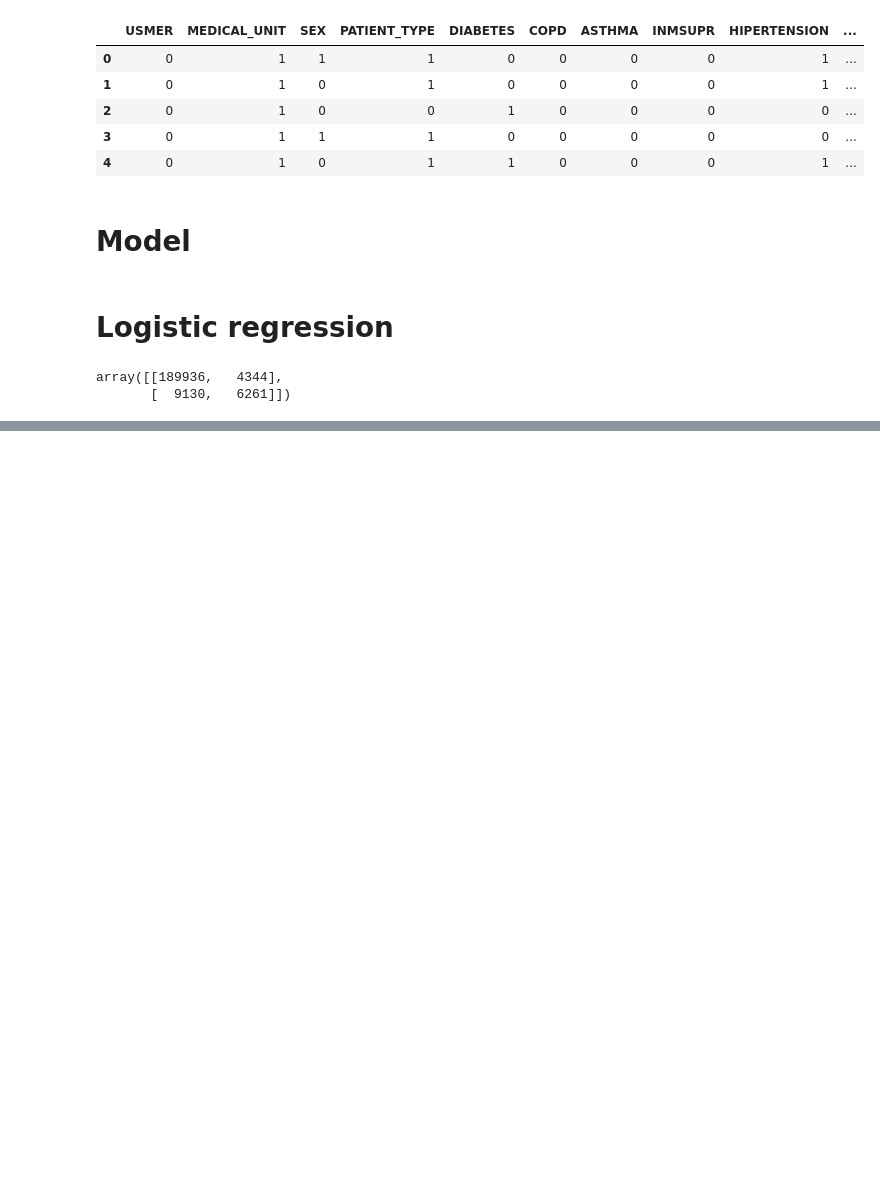
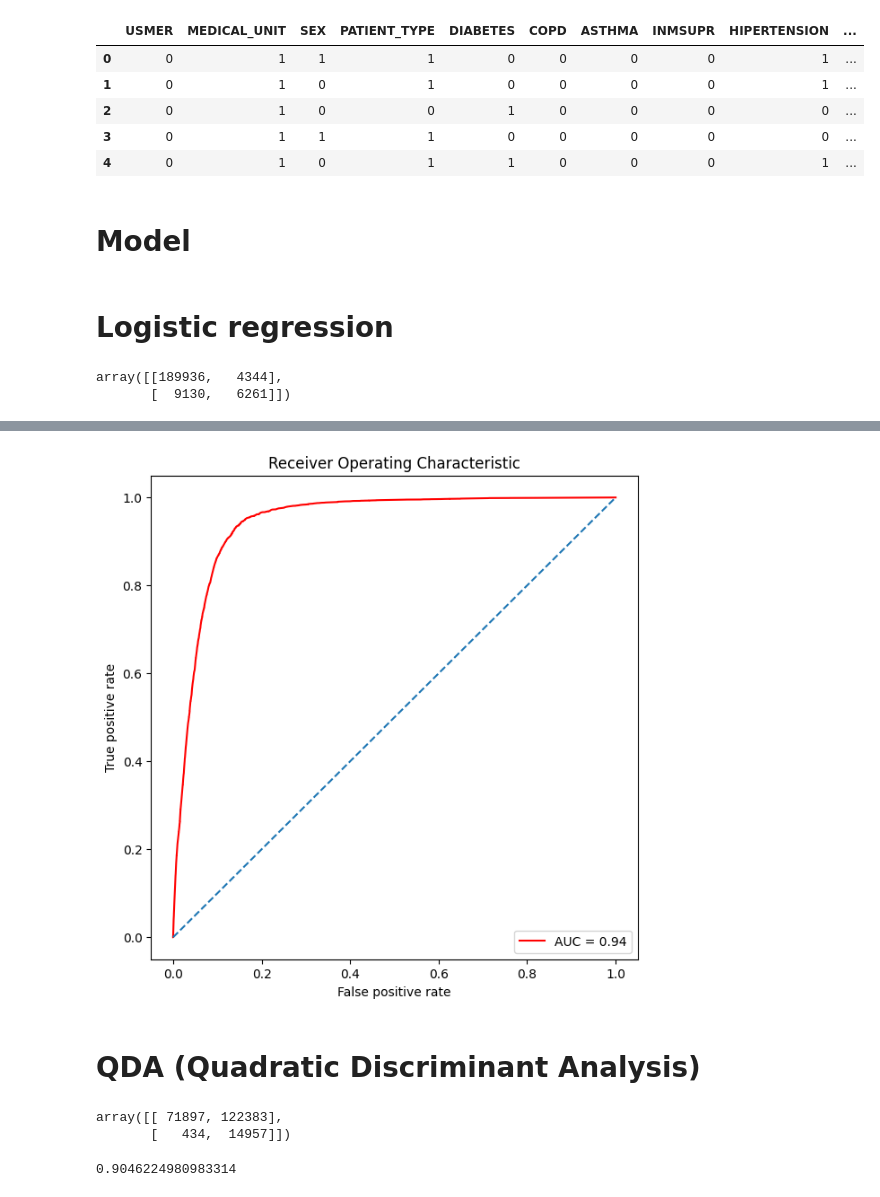
Before and after one commit to Jessie-mx-zhang/Covid-19, a Jupyter notebook: Covid.ipynb, the cells around one changed output, grey strips where cells are left out. Drawn from its saved outputs; the diff is of its cells as text; code cells hidden in the pictures; blank space fills up the shorter version.

```diff
--- a/Covid.ipynb
+++ b/Covid.ipynb
@@ -283,0 +263,8 @@ array([[189936,   4344],
+# %%
+from sklearn.discriminant_analysis import LinearDiscriminantAnalysis
+lda = LinearDiscriminantAnalysis()
+
+lda.fit(X_train, y_train.ravel())
+
+y_prob_lda = lda.predict_proba(X_test)[:,1]
+y_pred_lda = np.where(y_prob_lda > 0.5, 1, 0)
@@ -283,0 +283,6 @@ array([[189936,   4344],
+# %%
+plot_roc(roc_auc_lda)
+# %% [output]
+[figure, added]
+# %% [markdown]
+# QDA (Quadratic Discriminant Analysis)
@@ -283,0 +297,12 @@ array([[189936,   4344],
+# %%
+qda_confusion_matrix = confusion_matrix(y_test, y_pred_qda)
+qda_confusion_matrix
+# %% [output]
+array([[ 71897, 122383],
+       [   434,  14957]])
+# %%
+false_positive_rate, true_positive_rate, thresholds = roc_curve(y_test, y_prob_qda)
+roc_auc_qda = auc(false_positive_rate, true_positive_rate)
+roc_auc_qda
+# %% [output]
+0.9046224980983314
```
Also changed, not shown: parts of 30 cells of this notebook.
